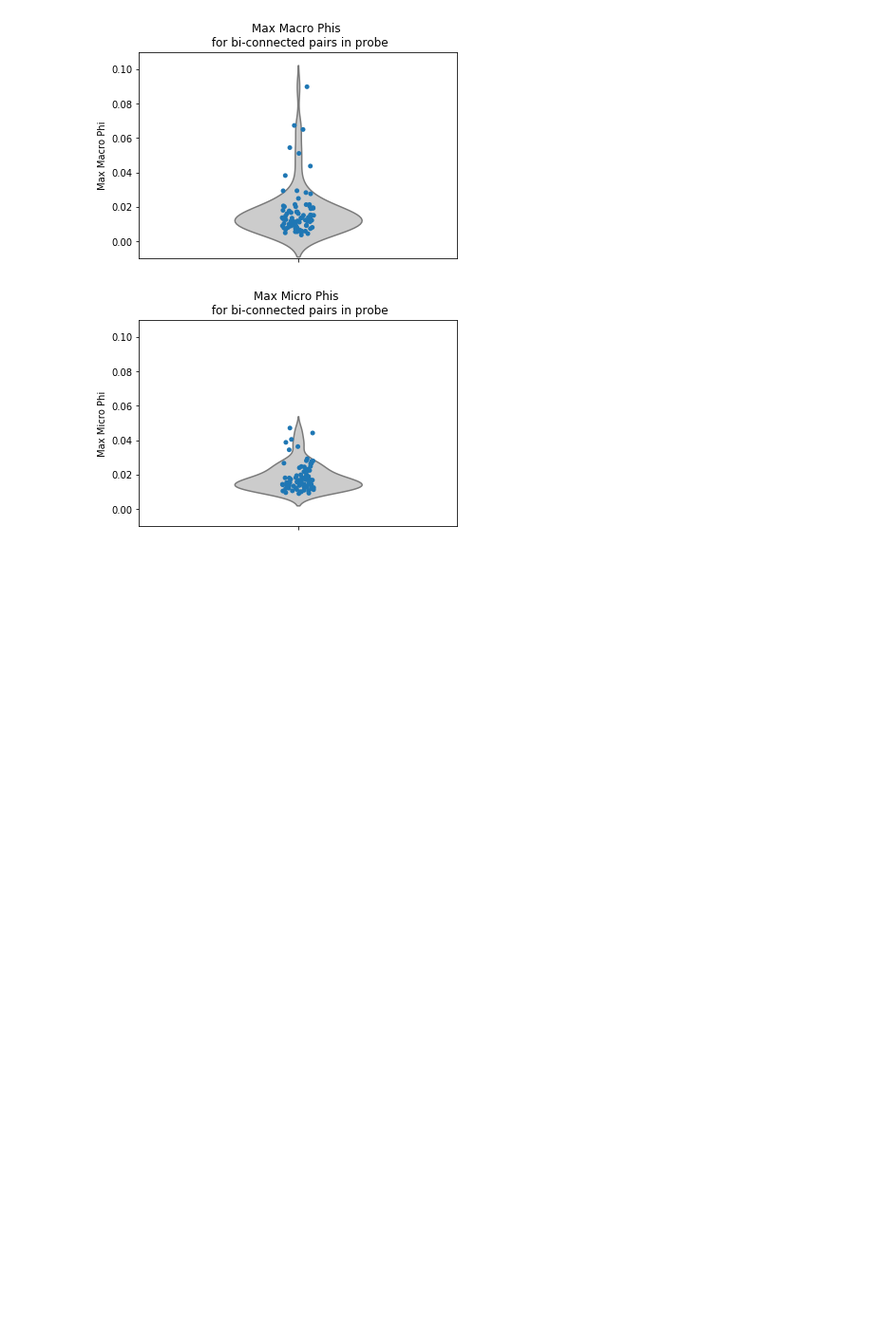
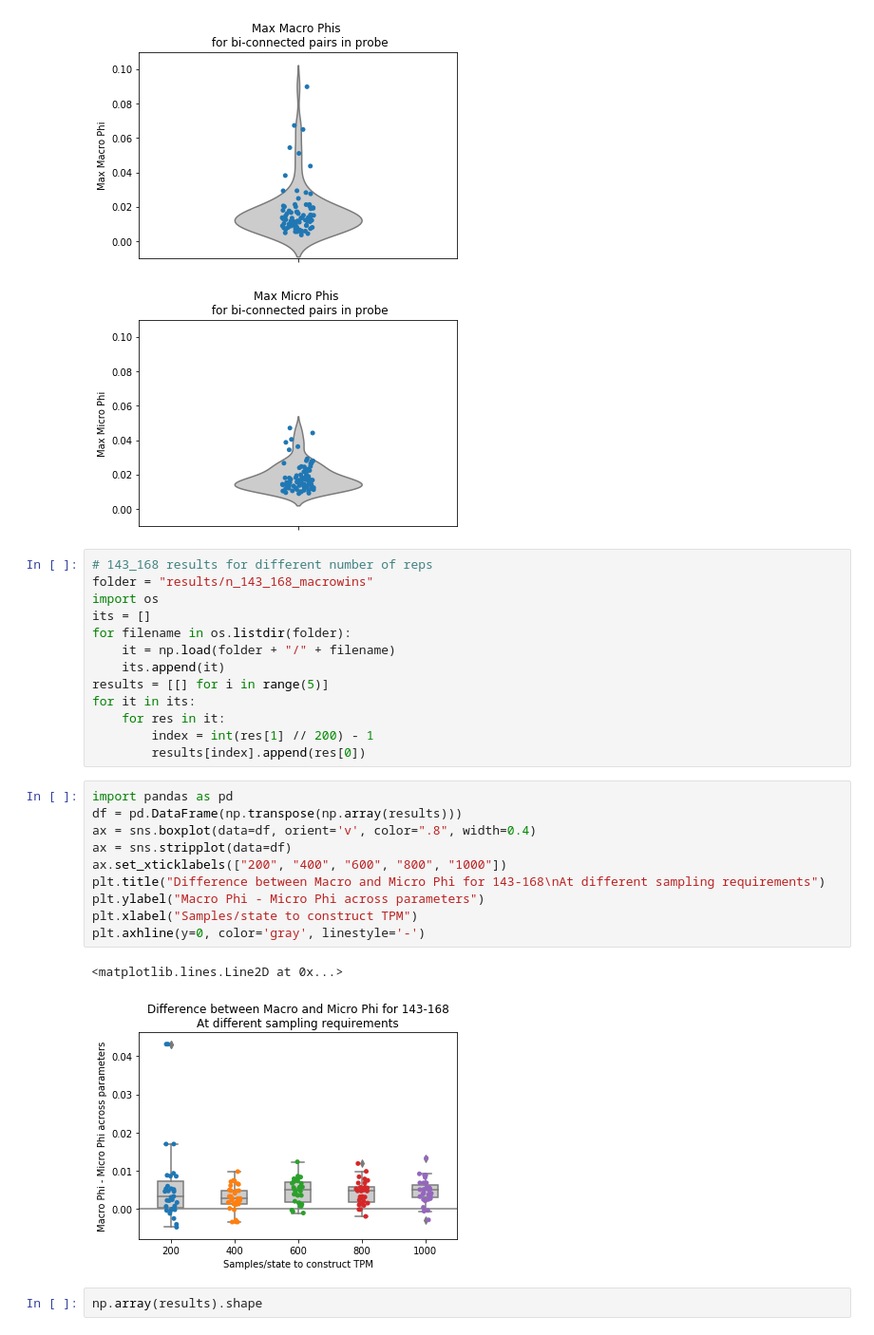
Before and after one commit to mmasque/temporal_emergence, a Jupyter notebook: spiking_statistics.ipynb, the cells around one changed output. Shown: that part at 95% size. Drawn from its saved outputs; the diff is of its cells as text; blank space fills up the shorter version.

```diff
--- a/spiking_statistics.ipynb
+++ b/spiking_statistics.ipynb
@@ -302,3 +302,31 @@ plt.ylim([-0.01,0.11])
 (-0.01, 0.11)
 [figure]
 [figure]
+# %%
+# 143_168 results for different number of reps
+folder = "results/n_143_168_macrowins"
+import os
+its = []
+for filename in os.listdir(folder):
+    it = np.load(folder + "/" + filename)
+    its.append(it)
+results = [[] for i in range(5)]
+for it in its:
+    for res in it:
+        index = int(res[1] // 200) - 1
+        results[index].append(res[0])
+# %%
+import pandas as pd
+df = pd.DataFrame(np.transpose(np.array(results)))
+ax = sns.boxplot(data=df, orient='v', color=".8", width=0.4)
+ax = sns.stripplot(data=df)
+ax.set_xticklabels(["200", "400", "600", "800", "1000"])
+plt.title("Difference between Macro and Micro Phi for 143-168\nAt different sampling requirements")
+plt.ylabel("Macro Phi - Micro Phi across parameters")
+plt.xlabel("Samples/state to construct TPM")
+plt.axhline(y=0, color='gray', linestyle='-')
+# %% [output]
+<matplotlib.lines.Line2D at 0x...>
+[figure, added]
+# %%
+np.array(results).shape
```
Also changed, not shown: 3 other files.
